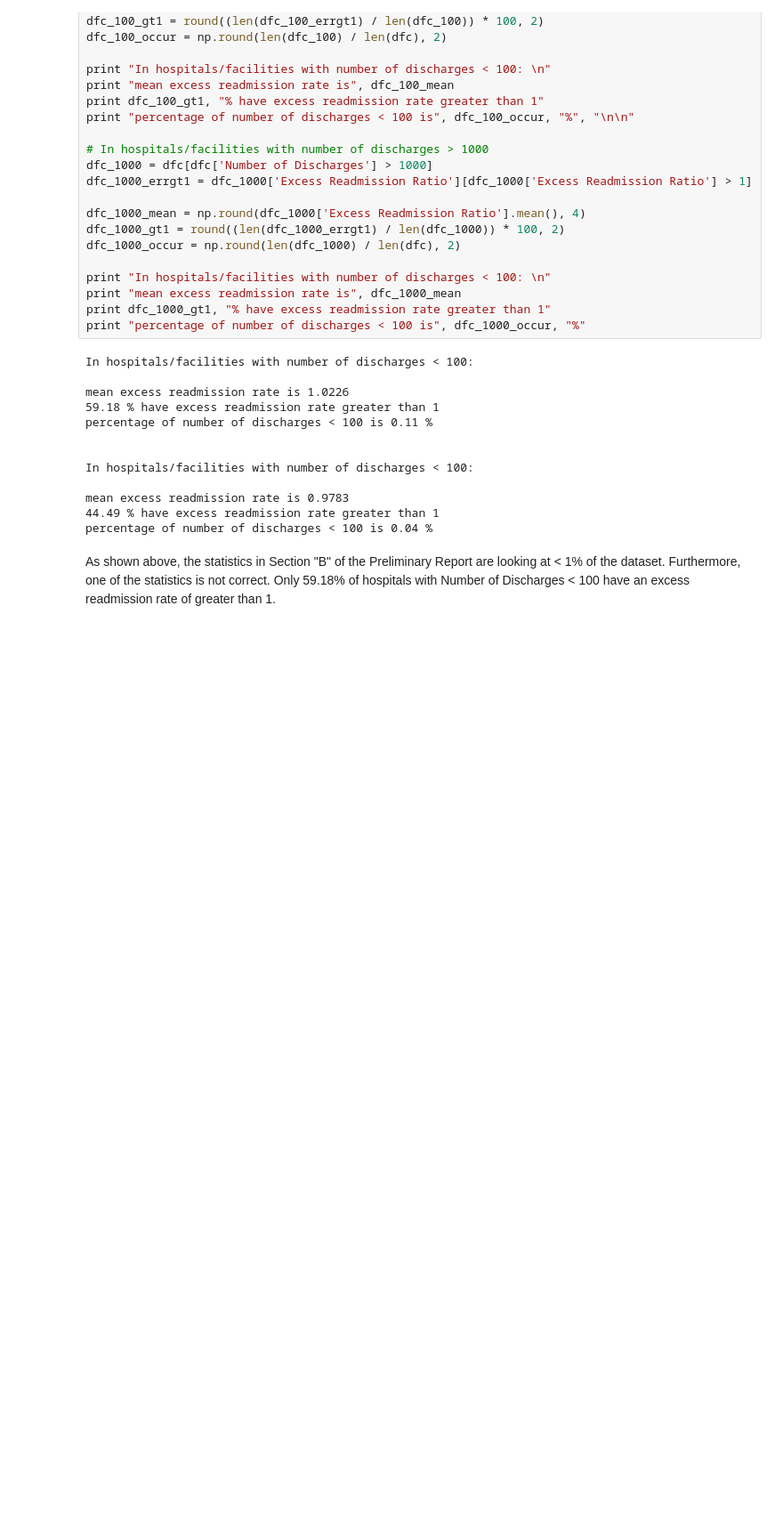
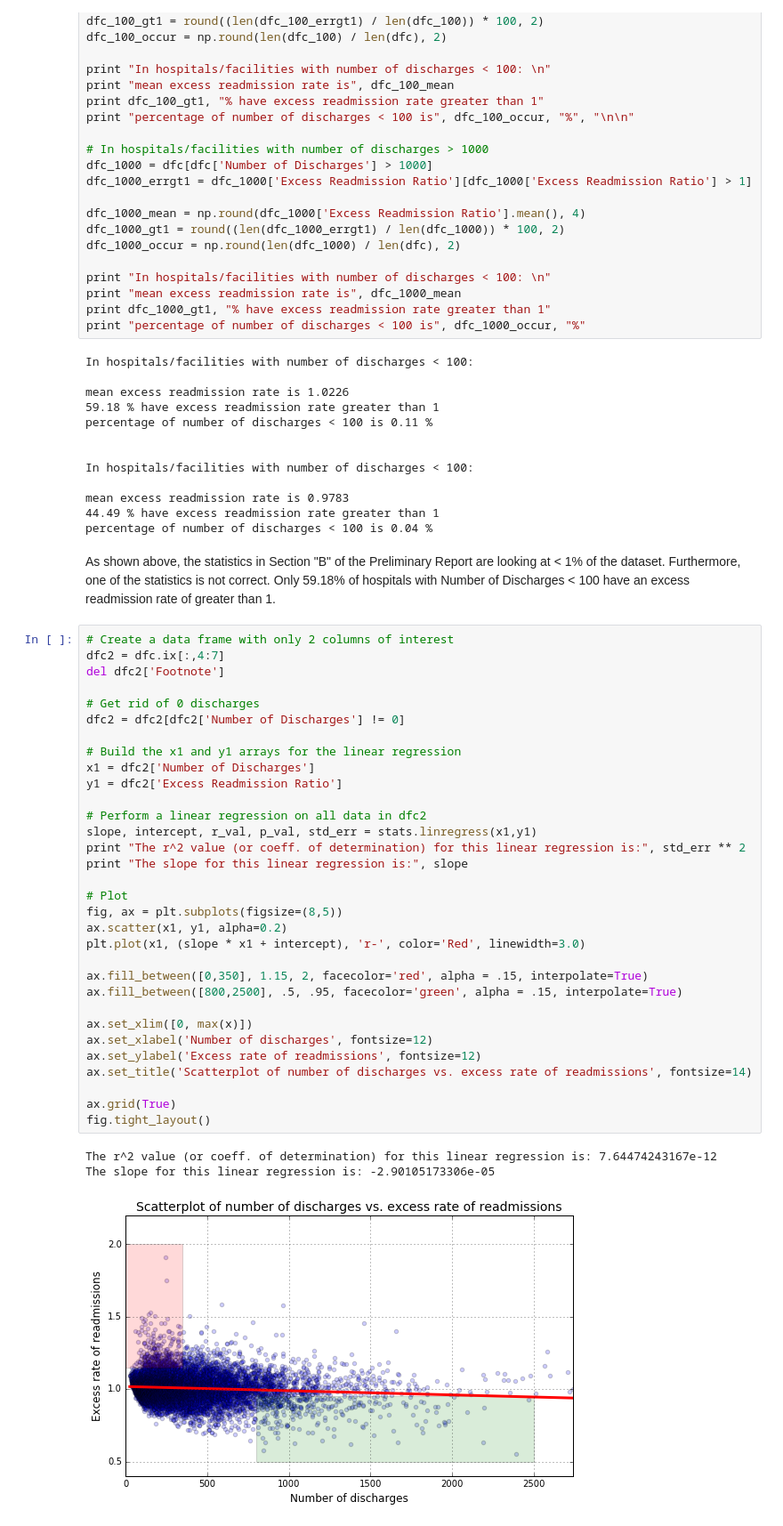
Before and after one commit to le1tz3y/dsi-coursework, a Jupyter notebook: sliderule_dsi_inferential_statistics_exercise_3.ipynb, the cells around one changed output. Shown at 89% size. Drawn from its saved outputs; the diff is of its cells as text; blank space fills up the shorter version.

Commit message:
Submitting final revision of springboard's stats exercise 3

```diff
--- a/sliderule_dsi_inferential_statistics_exercise_3.ipynb
+++ b/sliderule_dsi_inferential_statistics_exercise_3.ipynb
@@ -176,4 +172,40 @@ mean excess readmission rate is 0.9783
 44.49 % have excess readmission rate greater than 1
 percentage of number of discharges < 100 is 0.04 %
 # %% [markdown]
-As shown above, the statistics in Section "B" of the Preliminary Report are looking at < 1% of the dataset.  Furthermore, one of the statistics is not correct. Only 59.18% of hospitals with Number of Discharges < 100 have an excess readmission rate of greater than 1.
+ As shown above, the statistics in Section "B" of the Preliminary Report are looking at < 1% of the dataset.  Furthermore, one of the statistics is not correct. Only 59.18% of hospitals with Number of Discharges < 100 have an excess readmission rate of greater than 1.
+# %%
+# Create a data frame with only 2 columns of interest
+dfc2 = dfc.ix[:,4:7]
+del dfc2['Footnote']
+
+# Get rid of 0 discharges
+dfc2 = dfc2[dfc2['Number of Discharges'] != 0]
+
+# Build the x1 and y1 arrays for the linear regression
+x1 = dfc2['Number of Discharges']
+y1 = dfc2['Excess Readmission Ratio']
+
+# Perform a linear regression on all data in dfc2
+slope, intercept, r_val, p_val, std_err = stats.linregress(x1,y1)
+print "The r^2 value (or coeff. of determination) for this linear regression is:", std_err ** 2
+print "The slope for this linear regression is:", slope
+
+# Plot
+fig, ax = plt.subplots(figsize=(8,5))
+ax.scatter(x1, y1, alpha=0.2)
+plt.plot(x1, (slope * x1 + intercept), 'r-', color='Red', linewidth=3.0)
+
+ax.fill_between([0,350], 1.15, 2, facecolor='red', alpha = .15, interpolate=True)
+ax.fill_between([800,2500], .5, .95, facecolor='green', alpha = .15, interpolate=True)
+
+ax.set_xlim([0, max(x)])
+ax.set_xlabel('Number of discharges', fontsize=12)
+ax.set_ylabel('Excess rate of readmissions', fontsize=12)
+ax.set_title('Scatterplot of number of discharges vs. excess rate of readmissions', fontsize=14)
+
+ax.grid(True)
+fig.tight_layout()
+# %% [output]
+The r^2 value (or coeff. of determination) for this linear regression is: 7.64474243167e-12
+The slope for this linear regression is: -2.90105173306e-05
+[figure, added]
```
Also changed, not shown: parts of 13 cells of this notebook.
